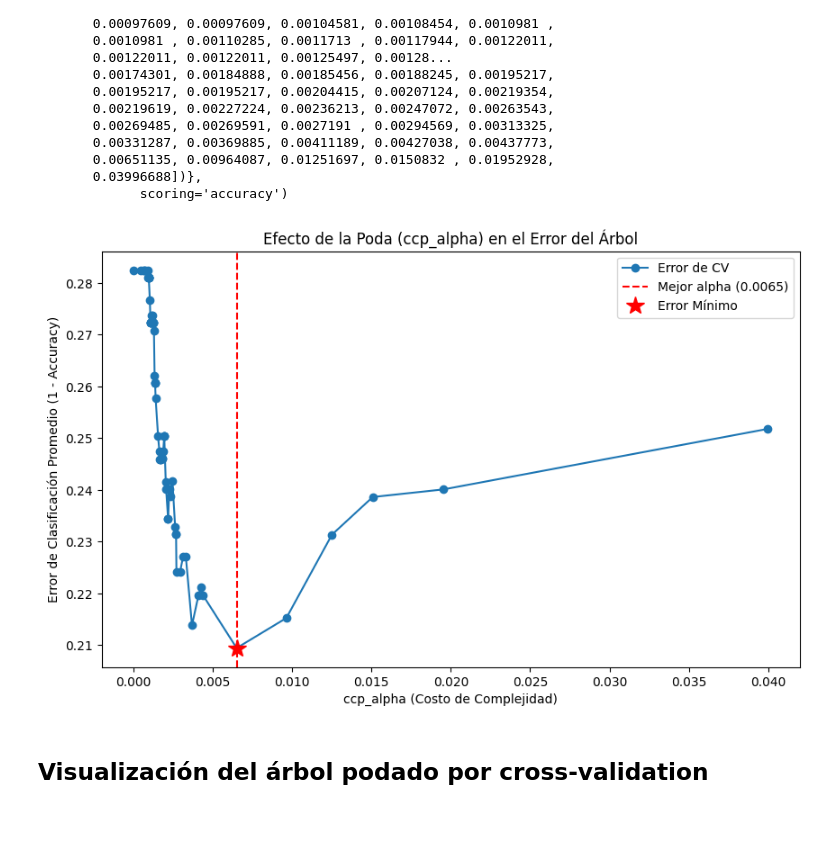
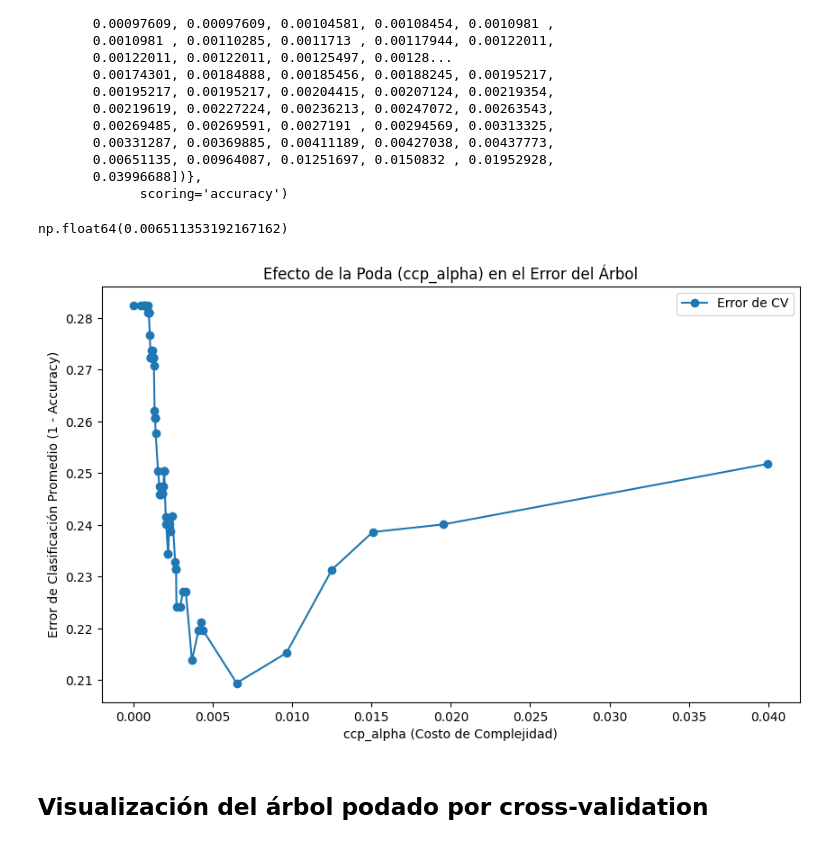
Before and after one commit to mcargnel/Big-Data-UBA-Grupo-09, a Jupyter notebook: TP4/tp4_grupo_09.ipynb, the cells around one changed output. Cells and saved outputs as stored; diff of their text form; code cells hidden in the pictures.

```diff
--- a/TP4/tp4_grupo_09 copy.ipynb
+++ b/TP4/tp4_grupo_09.ipynb
@@ -212,28 +235,35 @@ GridSearchCV(cv=10, estimator=DecisionTreeClassifier(random_state=444),
        0.00651135, 0.00964087, 0.01251697, 0.0150832 , 0.01952928,
        0.03996688])},
              scoring='accuracy')
+# %%
+best_alpha
+# %% [output]
+np.float64(0.006511353192167162)
 # %%
+#| label: fig-tree-ccp-alpha
+#| fig-cap: Gráfico con error de clasificación promedio en función del parámetro de poda ccp_alpha para el árbol de decisión.
+#| echo: false
+#| include: true
+
 results = grid_search.cv_results_
 mean_accuracy_scores = results['mean_test_score']
 
 mean_classification_error = 1 - mean_accuracy_scores
 
 alphas = results['param_ccp_alpha'].data
 
 plt.figure(figsize=(10, 6))
 plt.plot(alphas, mean_classification_error, marker='o', label='Error de CV')
 
 best_alpha = grid_search.best_params_['ccp_alpha']
 best_error = 1 - grid_search.best_score_
-plt.axvline(x=best_alpha, linestyle='--', color='r', label=f'Mejor alpha ({best_alpha:.4f})')
-plt.plot(best_alpha, best_error, 'r*', markersize=15, label='Error Mínimo')
 
 plt.xlabel('ccp_alpha (Costo de Complejidad)')
 plt.ylabel('Error de Clasificación Promedio (1 - Accuracy)')
 plt.title('Efecto de la Poda (ccp_alpha) en el Error del Árbol')
 plt.legend()
 plt.show()
 # %% [output]
-[figure, old version]
+[figure, new version]
 # %% [markdown]
 ## Visualización del árbol podado por cross-validation
```
Also changed, not shown: parts of 15 cells of this notebook, 1 other file.
